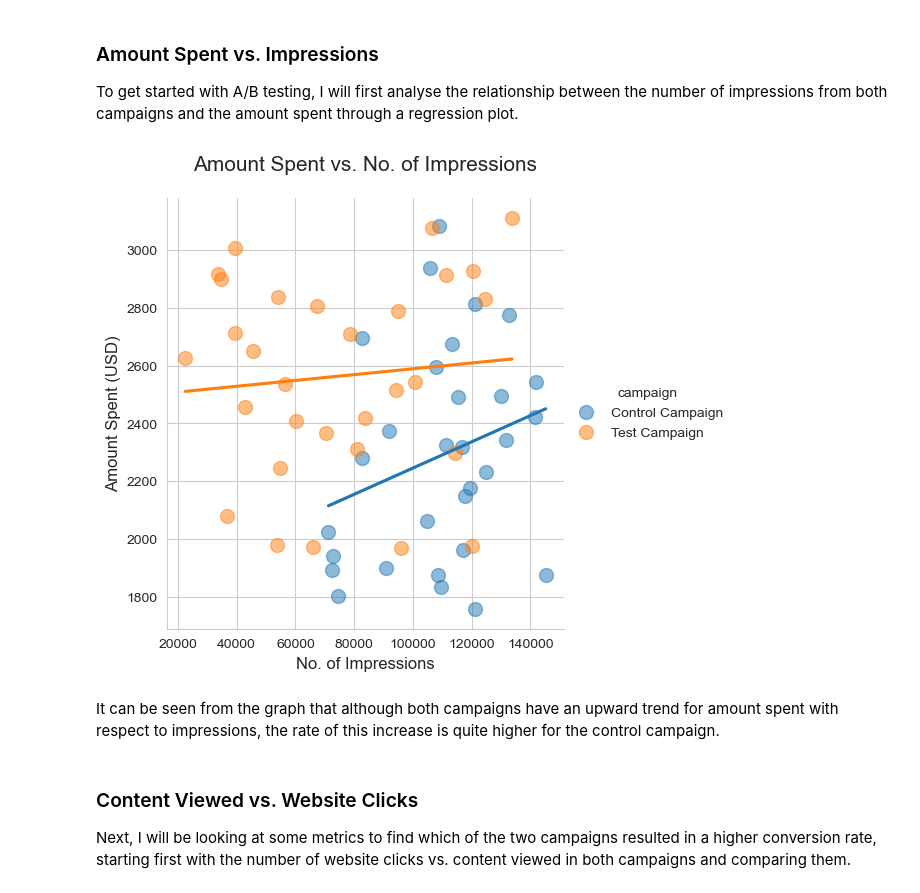
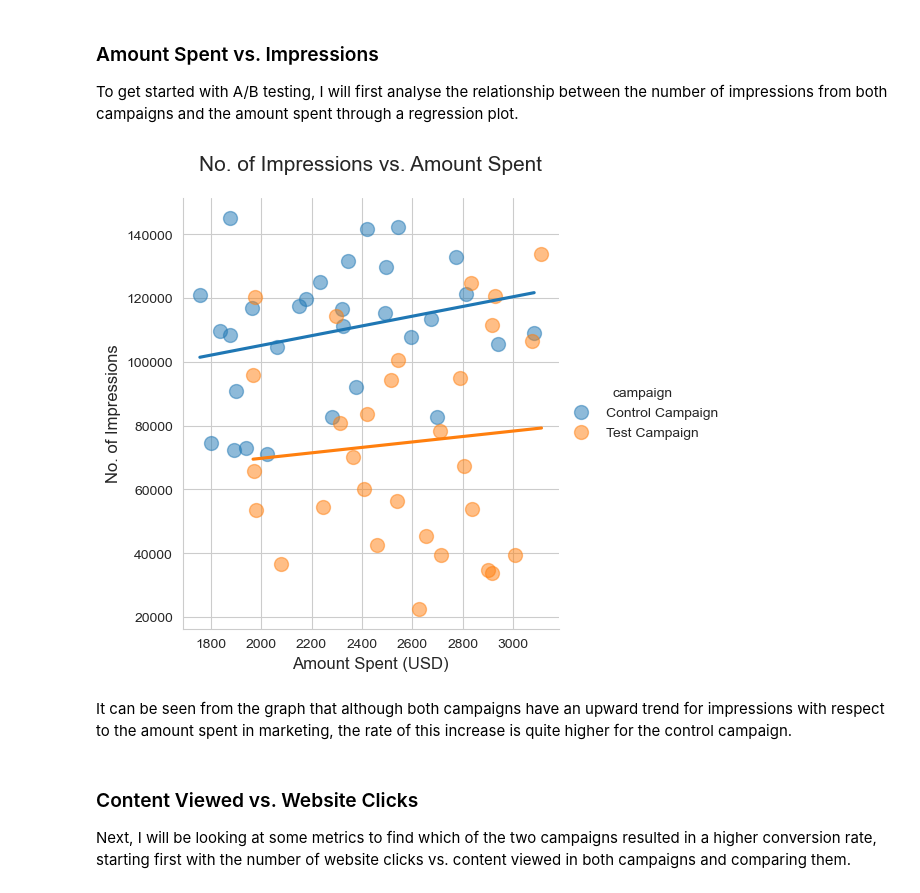
Before and after one commit to Rafsan7238/Data-Analysis_Data-Science_Projects, a Jupyter notebook: Python Projects/Website Landing Page A:B Testing/E-Commerce Website A:B Testing.ipynb, the cells around one changed output. Drawn from its saved outputs; the diff is of its cells as text; code cells hidden in the pictures.

```diff
--- a/Python Projects/Website Landing Page A:B Testing/E-Commerce Website A:B Testing.ipynb
+++ b/Python Projects/Website Landing Page A:B Testing/E-Commerce Website A:B Testing.ipynb
@@ -490,15 +490,15 @@ As previously stated, our main target for this project is to help the company de
 ### Amount Spent vs. Impressions
 To get started with A/B testing, I will first analyse the relationship between the number of impressions from both campaigns and the amount spent through a regression plot.
 # %%
-sns.lmplot(data=merged_data, x='impressions', y='spend_usd', ci=None, hue='campaign', scatter_kws={'alpha': 0.5, 's': 100})
-plt.xlabel('No. of Impressions', fontsize=12)
-plt.ylabel('Amount Spent (USD)', fontsize=12)
-plt.title('Amount Spent vs. No. of Impressions', fontsize=15, pad=20)
+sns.lmplot(data=merged_data, y='impressions', x='spend_usd', ci=None, hue='campaign', scatter_kws={'alpha': 0.5, 's': 100})
+plt.ylabel('No. of Impressions', fontsize=12)
+plt.xlabel('Amount Spent (USD)', fontsize=12)
+plt.title('No. of Impressions vs. Amount Spent', fontsize=15, pad=20)
 plt.show()
 # %% [output]
-[figure, old version]
+[figure, new version]
 # %% [markdown]
-It can be seen from the graph that although both campaigns have an upward trend for amount spent with respect to impressions, the rate of this increase is quite higher for the control campaign.
+It can be seen from the graph that although both campaigns have an upward trend for impressions with respect to the amount spent in marketing, the rate of this increase is quite higher for the control campaign.
 # %% [markdown]
 ### Content Viewed vs. Website Clicks
 Next, I will be looking at some metrics to find which of the two campaigns resulted in a higher conversion rate, starting first with the number of website clicks vs. content viewed in both campaigns and comparing them.
```
Also changed, not shown: parts of 1 cell of this notebook.
